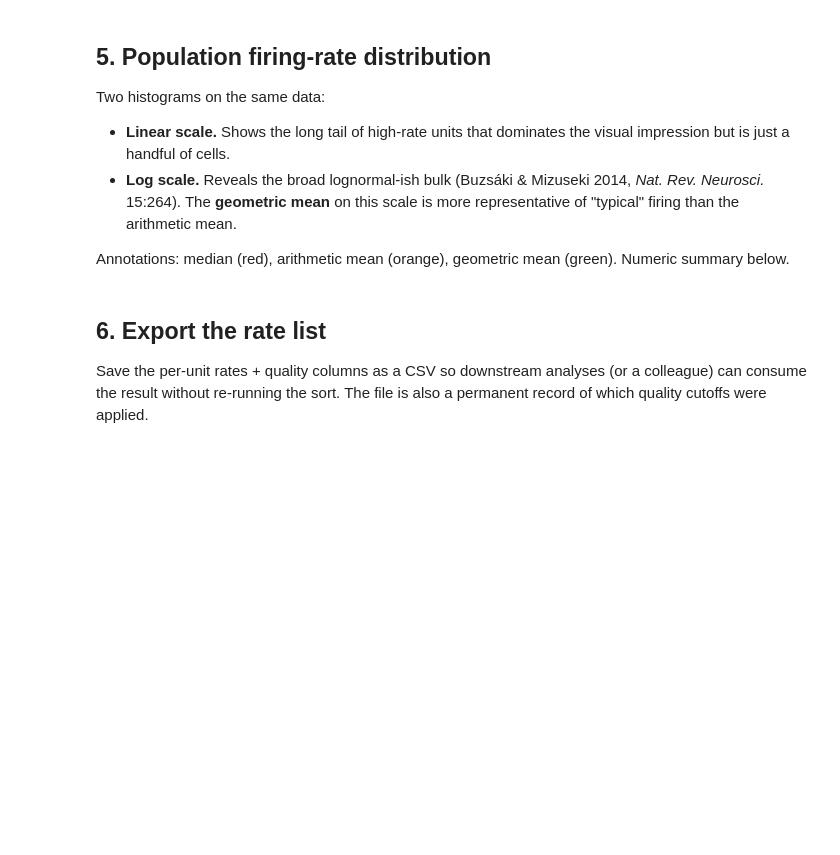
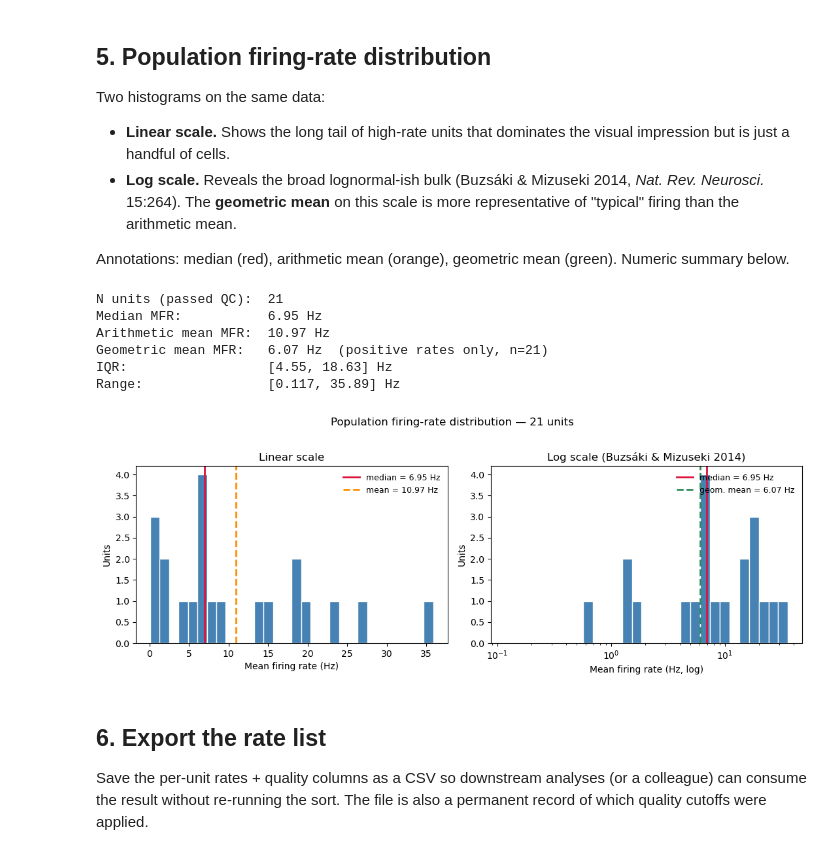
Before and after one commit to VisionICeNatal/VisionICeAnalysis, a Jupyter notebook: examples/example_population_rate_distribution.ipynb, the cells around one changed output. Drawn from its saved outputs; the diff is of its cells as text; code cells hidden in the pictures; blank space fills up the shorter version.

```diff
--- a/examples/example_population_rate_distribution.ipynb
+++ b/examples/example_population_rate_distribution.ipynb
@@ -207,6 +314,7 @@ batch_out_path = OUTPUT_DIR / f"{DATA_PATH.stem}_sorted.zarr"
 summary = batch_sort_experiment(
     data_source=str(DATA_PATH),
     output_path=str(batch_out_path),
+    tlabel2angle=tlabel2angle,
     stim_window=STIM_WINDOW,
     stim_frequency=None,
     compute_tuning=False,
@@ -255,17 +367,15 @@ for i, elec in enumerate(elec_ids):
         valid = rates[~np.isnan(rates)]
         if len(valid) == 0:
             continue
-        records.append(
-            {
-                "electrode": int(elec),
-                "cluster": int(cl),
-                "n_trials_present": int(len(valid)),
-                "n_trials_with_spikes": int((valid > 0).sum()),
-                "mfr_hz": float(np.mean(valid)),
-                "snr": float(snr_per.get(cl, np.nan)),
-                "contamination_rate_hill": float(contam.get(cl, np.nan)),
-            }
-        )
+        records.append({
+            "electrode": int(elec),
+            "cluster": int(cl),
+            "n_trials_present": int(len(valid)),
+            "n_trials_with_spikes": int((valid > 0).sum()),
+            "mfr_hz": float(np.mean(valid)),
+            "snr": float(snr_per.get(cl, np.nan)),
+            "contamination_rate_hill": float(contam.get(cl, np.nan)),
+        })
 
 df = pd.DataFrame.from_records(records)
 print(f"\nAll sorted units:         {len(df)}")
@@ -276,9 +386,7 @@ mask = (
     & (df["n_trials_present"] >= MIN_TRIALS_PRESENT)
 )
 df_pass = df[mask].copy().reset_index(drop=True)
-print(
-    f"After quality filtering:  {len(df_pass)} units pass "
-    f"(contam<{CONTAM_MAX}, snr>={SNR_MIN}, n_trials>={MIN_TRIALS_PRESENT})"
-)
+print(f"After quality filtering:  {len(df_pass)} units pass "
+      f"(contam<{CONTAM_MAX}, snr>={SNR_MIN}, n_trials>={MIN_TRIALS_PRESENT})")
 print(f"Yield:                    {len(df_pass) / max(len(df), 1):.1%}")
 df_pass.head(10)
@@ -301,40 +427,47 @@ geom_mean = float(np.exp(np.mean(np.log(pos_rates)))) if len(pos_rates) else flo
 q25, q75 = np.percentile(rates, [25, 75])
 
 print(f"N units (passed QC):  {len(rates)}")
 print(f"Median MFR:           {median_hz:.2f} Hz")
 print(f"Arithmetic mean MFR:  {mean_hz:.2f} Hz")
 print(f"Geometric mean MFR:   {geom_mean:.2f} Hz  (positive rates only, n={len(pos_rates)})")
 print(f"IQR:                  [{q25:.2f}, {q75:.2f}] Hz")
 print(f"Range:                [{rates.min():.3f}, {rates.max():.2f}] Hz")
 
 fig, (ax1, ax2) = plt.subplots(1, 2, figsize=(11, 4))
 
 ax1.hist(rates, bins=30, color="steelblue", edgecolor="white")
 ax1.axvline(median_hz, color="crimson", lw=2, label=f"median = {median_hz:.2f} Hz")
 ax1.axvline(mean_hz, color="darkorange", lw=2, ls="--", label=f"mean = {mean_hz:.2f} Hz")
 ax1.set_xlabel("Mean firing rate (Hz)")
 ax1.set_ylabel("Units")
 ax1.set_title("Linear scale")
 ax1.legend(loc="upper right", frameon=False, fontsize=9)
 
 if len(pos_rates):
-    log_bins = np.logspace(np.log10(max(pos_rates.min(), 1e-3)), np.log10(pos_rates.max()), 30)
+    log_bins = np.logspace(np.log10(max(pos_rates.min(), 1e-3)),
+                           np.log10(pos_rates.max()), 30)
     ax2.hist(pos_rates, bins=log_bins, color="steelblue", edgecolor="white")
-    ax2.axvline(
-        np.median(pos_rates), color="crimson", lw=2, label=f"median = {np.median(pos_rates):.2f} Hz"
-    )
-    ax2.axvline(
-        geom_mean, color="seagreen", lw=2, ls="--", label=f"geom. mean = {geom_mean:.2f} Hz"
-    )
+    ax2.axvline(np.median(pos_rates), color="crimson", lw=2,
+                label=f"median = {np.median(pos_rates):.2f} Hz")
+    ax2.axvline(geom_mean, color="seagreen", lw=2, ls="--",
+                label=f"geom. mean = {geom_mean:.2f} Hz")
     ax2.set_xscale("log")
     ax2.set_xlabel("Mean firing rate (Hz, log)")
     ax2.set_ylabel("Units")
     ax2.set_title("Log scale (Buzsáki & Mizuseki 2014)")
     ax2.legend(loc="upper right", frameon=False, fontsize=9)
 
 fig.suptitle(f"Population firing-rate distribution — {len(rates)} units", y=1.02)
 plt.tight_layout()
 plt.show()
+# %% [output]
+N units (passed QC):  21
+Median MFR:           6.95 Hz
+Arithmetic mean MFR:  10.97 Hz
+Geometric mean MFR:   6.07 Hz  (positive rates only, n=21)
+IQR:                  [4.55, 18.63] Hz
+Range:                [0.117, 35.89] Hz
+[figure, added]
 # %% [markdown]
 ## 6. Export the rate list
 
```
Also changed, not shown: parts of 18 cells of this notebook.
